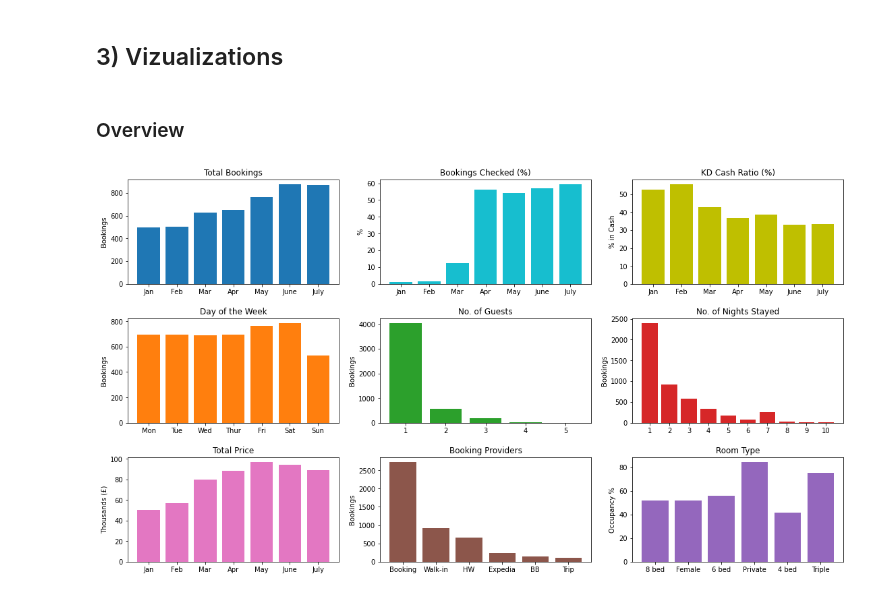
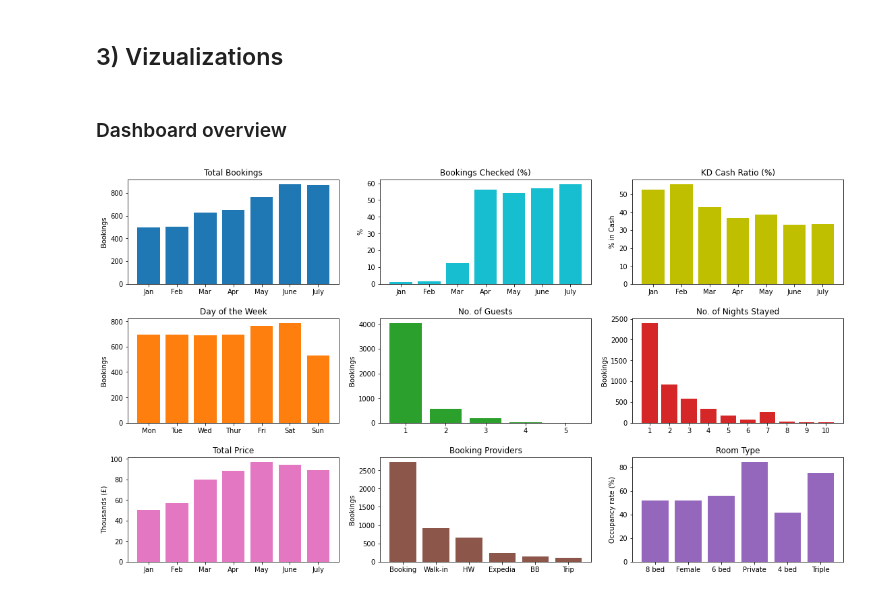
Before and after one commit to jcarterlab/SJ-Check-Outs-Analysis, a Jupyter notebook: SJ_data_analysis .ipynb, the cells around one changed output. Saved outputs shown, nothing was run; the diff lists cells and outputs as text; code cells hidden in the pictures.

```diff
--- a/SJ_data_analysis .ipynb
+++ b/SJ_data_analysis .ipynb
@@ -375,33 +384,33 @@ by_weekday = clean_check_out_df['weekday'].value_counts().sort_index()
 # %% [markdown]
 ## 3) Vizualizations
 # %% [markdown]
-### Overview
+### Dashboard overview
 # %%
 import matplotlib.pyplot as plt
 
 plots = ['by_months', 'by_nights', 'by_guests', 'by_weekday', 'by_room_type', 'by_booking_provider',
          'by_price', 'by_KD_cash_ratio', 'by_booking_checked']
 titles = ['Total Bookings', 'No. of Nights Stayed', 'No. of Guests', 'Day of the Week', 'Room Type',
           'Booking Providers', 'Total Price', 'KD Cash Ratio (%)', 'Bookings Checked (%)']
 months = ['Jan', 'Feb', 'Mar', 'Apr', 'May', 'June', 'July']
 days = ["Mon", "Tue", "Wed", "Thur", "Fri", "Sat", "Sun"]
 providers = ['Booking', 'Walk-in', 'HW', 'Expedia', 'BB', 'Trip']
 xticks = [months, None, None, days, None, providers, months, months, months]
-ylabs = ['Bookings', 'Bookings', 'Bookings', 'Bookings', 'Occupancy %', 'Bookings', 'Thousands (£)', '% in Cash', '%']
+ylabs = ['Bookings', 'Bookings', 'Bookings', 'Bookings', 'Occupancy rate (%)', 'Bookings', 'Thousands (£)', '% in Cash', '%']
 colors = ['tab:blue', 'tab:red', 'tab:green', 'tab:orange', 'tab:purple', 'tab:brown', 'tab:pink', 'y', 'tab:cyan']
 
 length = len(plots)
 cols = 3
 rows = int(np.ceil(length / 3))
 
 fig, ax = plt.subplots(rows, cols, figsize=(16,9))
 fig.tight_layout(pad=3.0);
 for i in range(rows):
     for j in range(cols):
         num = (i*rows)-j
         ax[i, j].bar(eval(plots[num]).index, eval(plots[num]), color=colors[num]);
         ax[i, j].set_title(titles[num]);
         ax[i, j].set_xticks(eval(plots[num]).index, labels=xticks[num]);
         ax[i,j].set_ylabel(ylabs[num]);
 # %% [output]
-[figure, old version]
+[figure, new version]
```
Also changed, not shown: parts of 1 cell of this notebook, 2 other files.
